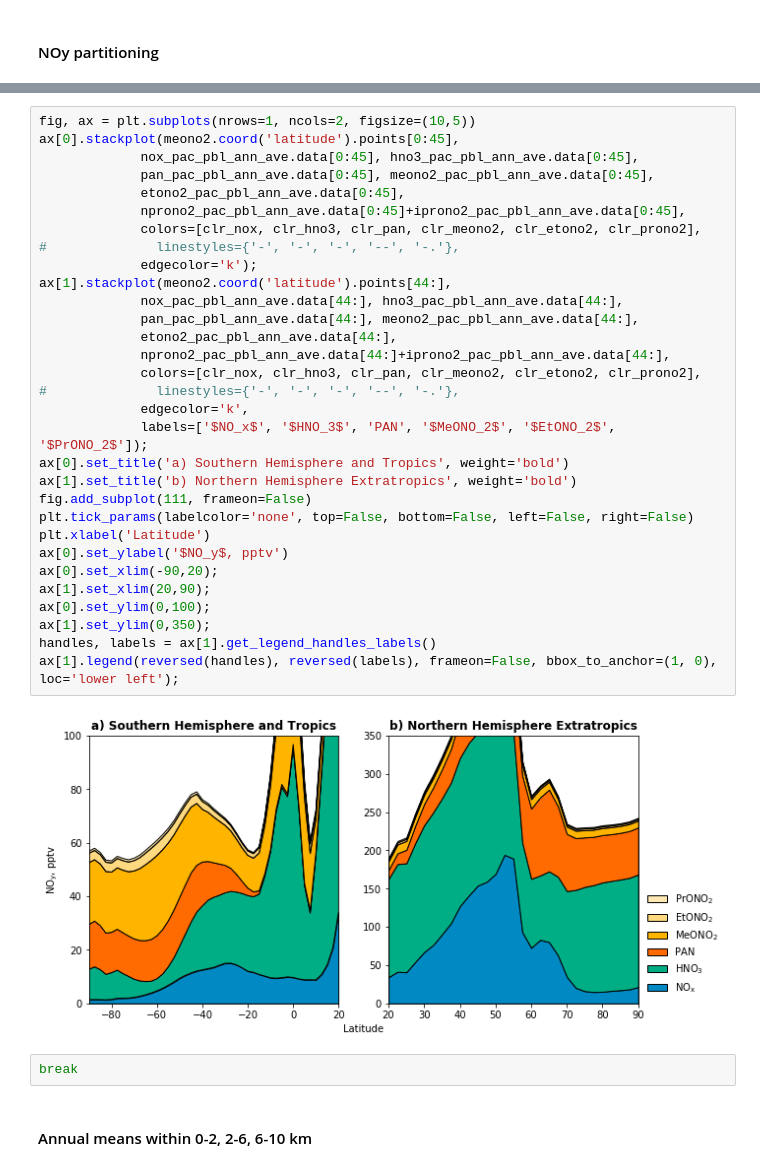
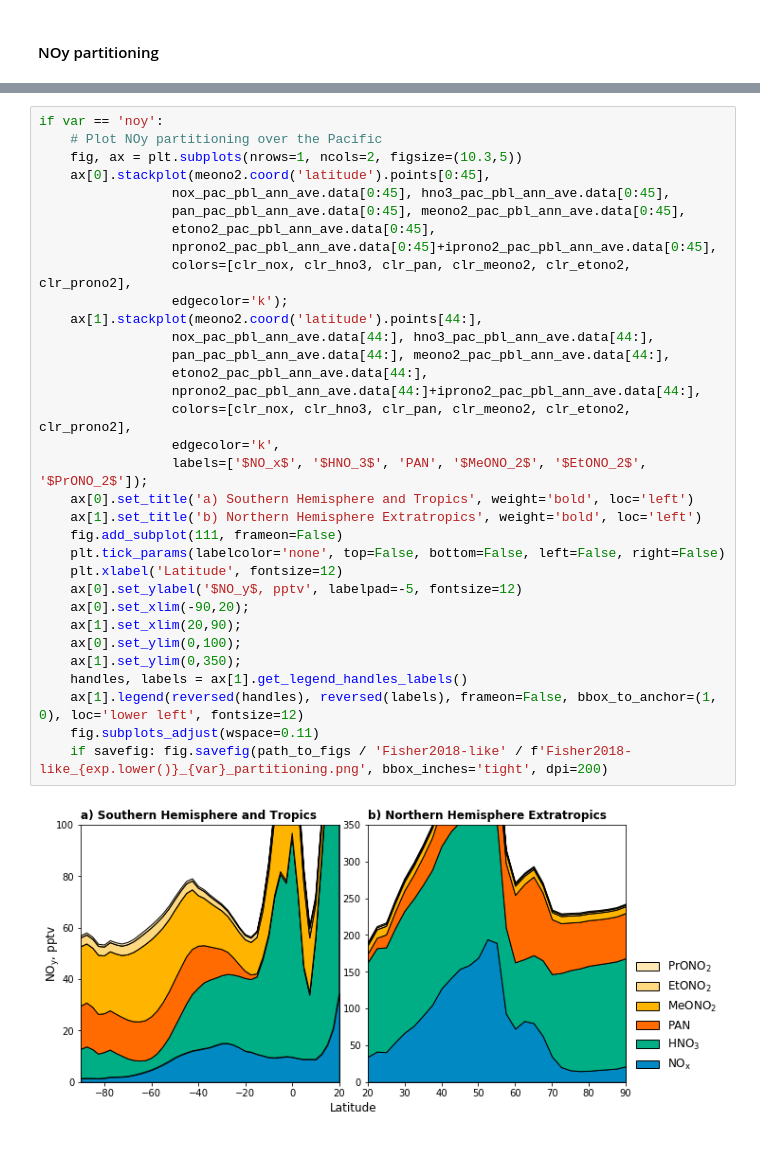
Before and after one commit to mzamyatina/phd_ukca, a Jupyter notebook: plt_xojn_ssn_Fisher2018-like.ipynb, the cells around one changed output, grey strips where cells are left out. Drawn from its saved outputs; the diff is of its cells as text.

```diff
--- a/plt_xojn_ssn_Fisher2018-like.ipynb
+++ b/plt_xojn_ssn_Fisher2018-like.ipynb
@@ -126,37 +260,35 @@ clr_prono2 = tuple(clr_prono2_list)
 # %%
-fig, ax = plt.subplots(nrows=1, ncols=2, figsize=(10,5))
-ax[0].stackplot(meono2.coord('latitude').points[0:45],
-             nox_pac_pbl_ann_ave.data[0:45], hno3_pac_pbl_ann_ave.data[0:45],
-             pan_pac_pbl_ann_ave.data[0:45], meono2_pac_pbl_ann_ave.data[0:45],
-             etono2_pac_pbl_ann_ave.data[0:45],
-             nprono2_pac_pbl_ann_ave.data[0:45]+iprono2_pac_pbl_ann_ave.data[0:45],
-             colors=[clr_nox, clr_hno3, clr_pan, clr_meono2, clr_etono2, clr_prono2],
-#              linestyles={'-', '-', '-', '--', '-.'},
-             edgecolor='k');
-ax[1].stackplot(meono2.coord('latitude').points[44:],
-             nox_pac_pbl_ann_ave.data[44:], hno3_pac_pbl_ann_ave.data[44:],
-             pan_pac_pbl_ann_ave.data[44:], meono2_pac_pbl_ann_ave.data[44:],
-             etono2_pac_pbl_ann_ave.data[44:],
-             nprono2_pac_pbl_ann_ave.data[44:]+iprono2_pac_pbl_ann_ave.data[44:],
-             colors=[clr_nox, clr_hno3, clr_pan, clr_meono2, clr_etono2, clr_prono2],
-#              linestyles={'-', '-', '-', '--', '-.'},
-             edgecolor='k',
-             labels=['$NO_x$', '$HNO_3$', 'PAN', '$MeONO_2$', '$EtONO_2$', '$PrONO_2$']);
-ax[0].set_title('a) Southern Hemisphere and Tropics', weight='bold')
-ax[1].set_title('b) Northern Hemisphere Extratropics', weight='bold')
-fig.add_subplot(111, frameon=False)
-plt.tick_params(labelcolor='none', top=False, bottom=False, left=False, right=False)
-plt.xlabel('Latitude')
-ax[0].set_ylabel('$NO_y$, pptv')
-ax[0].set_xlim(-90,20);
-ax[1].set_xlim(20,90);
-ax[0].set_ylim(0,100);
-ax[1].set_ylim(0,350);
-handles, labels = ax[1].get_legend_handles_labels()
-ax[1].legend(reversed(handles), reversed(labels), frameon=False, bbox_to_anchor=(1, 0), loc='lower left');
+if var == 'noy':
+    # Plot NOy partitioning over the Pacific
+    fig, ax = plt.subplots(nrows=1, ncols=2, figsize=(10.3,5))
+    ax[0].stackplot(meono2.coord('latitude').points[0:45],
+                 nox_pac_pbl_ann_ave.data[0:45], hno3_pac_pbl_ann_ave.data[0:45],
+                 pan_pac_pbl_ann_ave.data[0:45], meono2_pac_pbl_ann_ave.data[0:45],
+                 etono2_pac_pbl_ann_ave.data[0:45],
+                 nprono2_pac_pbl_ann_ave.data[0:45]+iprono2_pac_pbl_ann_ave.data[0:45],
+                 colors=[clr_nox, clr_hno3, clr_pan, clr_meono2, clr_etono2, clr_prono2],
+                 edgecolor='k');
+    ax[1].stackplot(meono2.coord('latitude').points[44:],
+                 nox_pac_pbl_ann_ave.data[44:], hno3_pac_pbl_ann_ave.data[44:],
+                 pan_pac_pbl_ann_ave.data[44:], meono2_pac_pbl_ann_ave.data[44:],
+                 etono2_pac_pbl_ann_ave.data[44:],
+                 nprono2_pac_pbl_ann_ave.data[44:]+iprono2_pac_pbl_ann_ave.data[44:],
+                 colors=[clr_nox, clr_hno3, clr_pan, clr_meono2, clr_etono2, clr_prono2],
+                 edgecolor='k',
+                 labels=['$NO_x$', '$HNO_3$', 'PAN', '$MeONO_2$', '$EtONO_2$', '$PrONO_2$']);
+    ax[0].set_title('a) Southern Hemisphere and Tropics', weight='bold', loc='left')
+    ax[1].set_title('b) Northern Hemisphere Extratropics', weight='bold', loc='left')
+    fig.add_subplot(111, frameon=False)
+    plt.tick_params(labelcolor='none', top=False, bottom=False, left=False, right=False)
+    plt.xlabel('Latitude', fontsize=12)
+    ax[0].set_ylabel('$NO_y$, pptv', labelpad=-5, fontsize=12)
+    ax[0].set_xlim(-90,20);
+    ax[1].set_xlim(20,90);
+    ax[0].set_ylim(0,100);
+    ax[1].set_ylim(0,350);
+    handles, labels = ax[1].get_legend_handles_labels()
+    ax[1].legend(reversed(handles), reversed(labels), frameon=False, bbox_to_anchor=(1, 0), loc='lower left', fontsize=12)
+    fig.subplots_adjust(wspace=0.11)
+    if savefig: fig.savefig(path_to_figs / 'Fisher2018-like' / f'Fisher2018-like_{exp.lower()}_{var}_partitioning.png', bbox_inches='tight', dpi=200)
 # %% [output]
-[figure, old version]
+[figure, new version]
-# %%
-break
-# %% [markdown]
-#### Annual means within 0-2, 2-6, 6-10 km
```
Also changed, not shown: parts of 18 cells of this notebook.
